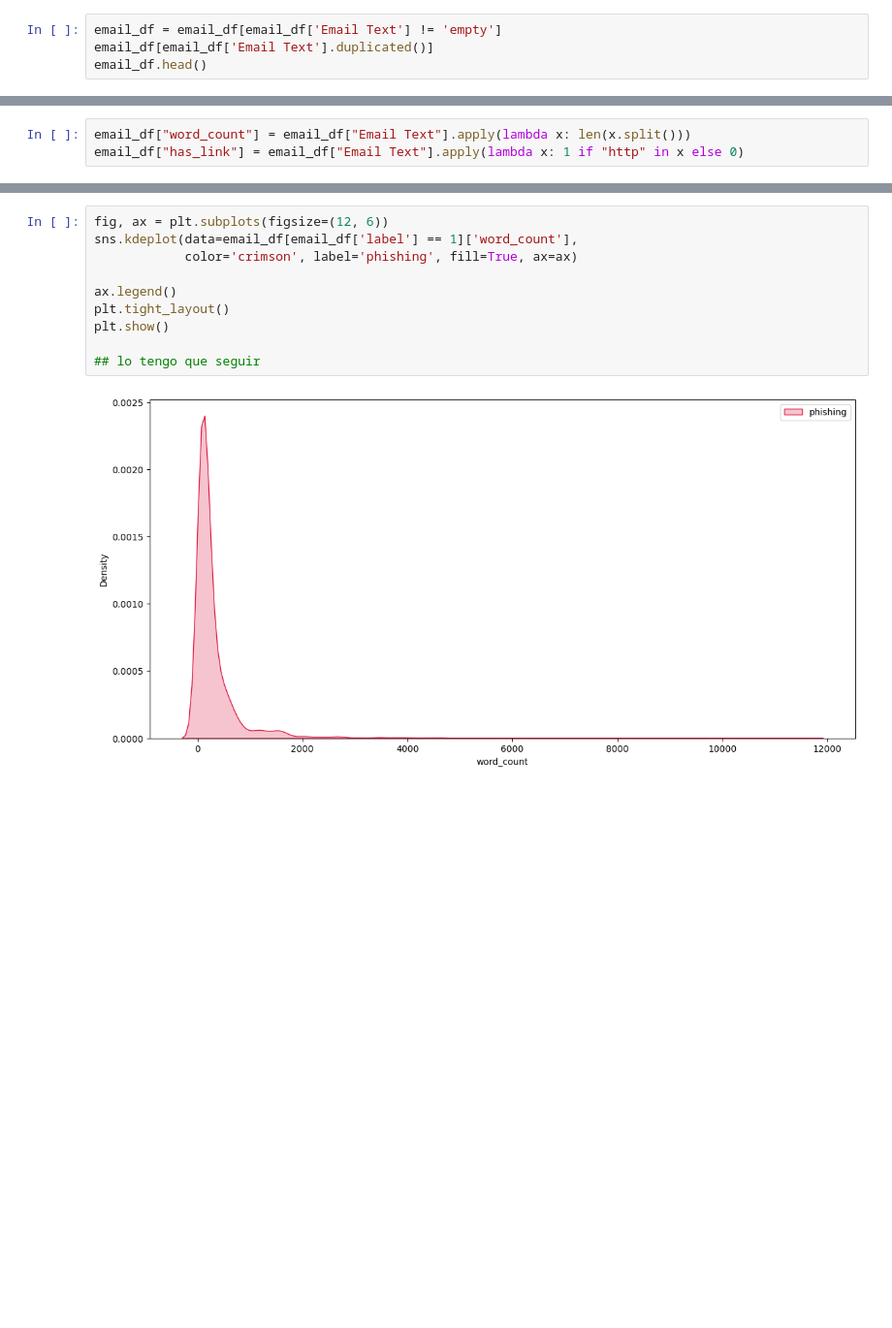
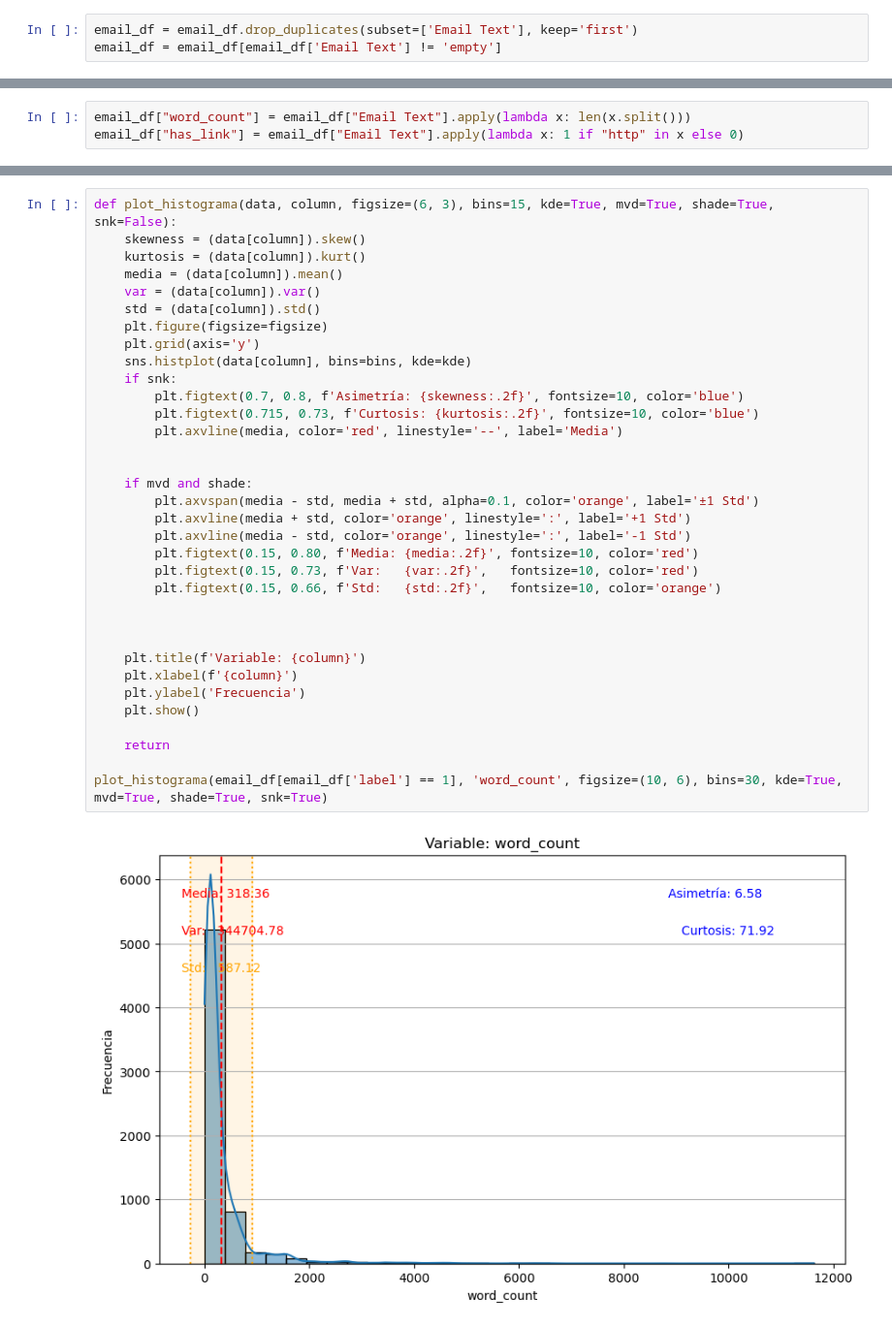
Before and after one commit to LCampi01/machine_learning_ceia, a Jupyter notebook: eda.ipynb, the cells around one changed output, grey strips where cells are left out. Shown at 97% size. Cells and saved outputs as stored; diff of their text form; blank space fills up the shorter version.

```diff
--- a/eda.ipynb
+++ b/eda.ipynb
@@ -91,4 +93,3 @@ Detectamos que el dataset contiene observaciones donde el campo "Email Text" con
 # %%
+email_df = email_df.drop_duplicates(subset=['Email Text'], keep='first')
 email_df = email_df[email_df['Email Text'] != 'empty']
-email_df[email_df['Email Text'].duplicated()]
-email_df.head()
@@ -138,12 +134,36 @@ plt.show()
 # %%
-fig, ax = plt.subplots(figsize=(12, 6))
-sns.kdeplot(data=email_df[email_df['label'] == 1]['word_count'],
-            color='crimson', label='phishing', fill=True, ax=ax)
+def plot_histograma(data, column, figsize=(6, 3), bins=15, kde=True, mvd=True, shade=True, snk=False):
+    skewness = (data[column]).skew()
+    kurtosis = (data[column]).kurt()
+    media = (data[column]).mean()
+    var = (data[column]).var()
+    std = (data[column]).std()
+    plt.figure(figsize=figsize)
+    plt.grid(axis='y')
+    sns.histplot(data[column], bins=bins, kde=kde)
+    if snk:
+        plt.figtext(0.7, 0.8, f'Asimetría: {skewness:.2f}', fontsize=10, color='blue')
+        plt.figtext(0.715, 0.73, f'Curtosis: {kurtosis:.2f}', fontsize=10, color='blue')
+        plt.axvline(media, color='red', linestyle='--', label='Media')
 
-ax.legend()
-plt.tight_layout()
-plt.show()
 
-## lo tengo que seguir
+    if mvd and shade:
+        plt.axvspan(media - std, media + std, alpha=0.1, color='orange', label='±1 Std')
+        plt.axvline(media + std, color='orange', linestyle=':', label='+1 Std')
+        plt.axvline(media - std, color='orange', linestyle=':', label='-1 Std')
+        plt.figtext(0.15, 0.80, f'Media: {media:.2f}', fontsize=10, color='red')
+        plt.figtext(0.15, 0.73, f'Var:   {var:.2f}',   fontsize=10, color='red')
+        plt.figtext(0.15, 0.66, f'Std:   {std:.2f}',   fontsize=10, color='orange')
+
+
+
+    plt.title(f'Variable: {column}')
+    plt.xlabel(f'{column}')
+    plt.ylabel('Frecuencia')
+    plt.show()
+
+    return
+
+plot_histograma(email_df[email_df['label'] == 1], 'word_count', figsize=(10, 6), bins=30, kde=True, mvd=True, shade=True, snk=True)
 # %% [output]
-[figure, old version]
+[figure, new version]
```
Also changed, not shown: parts of 16 cells of this notebook.
